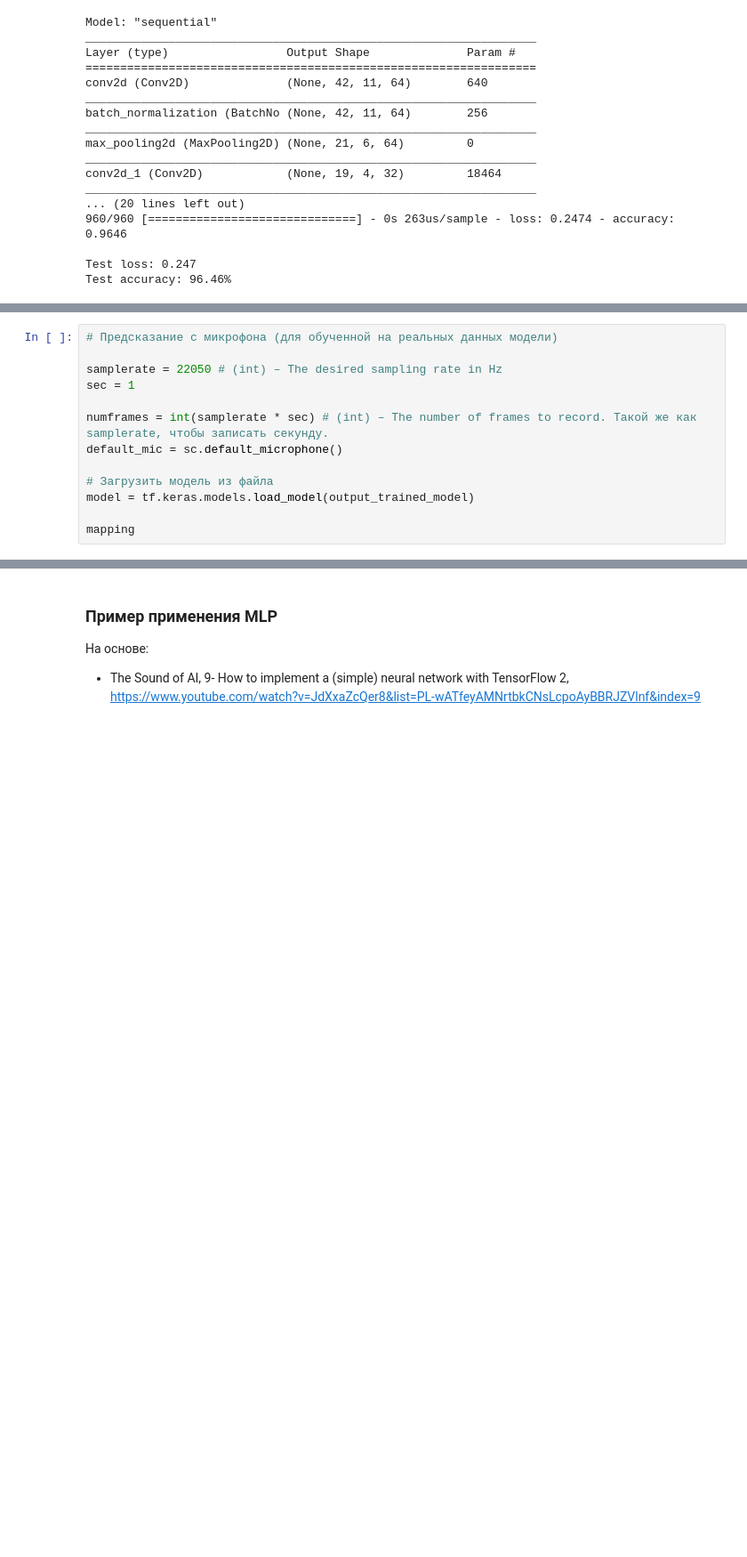
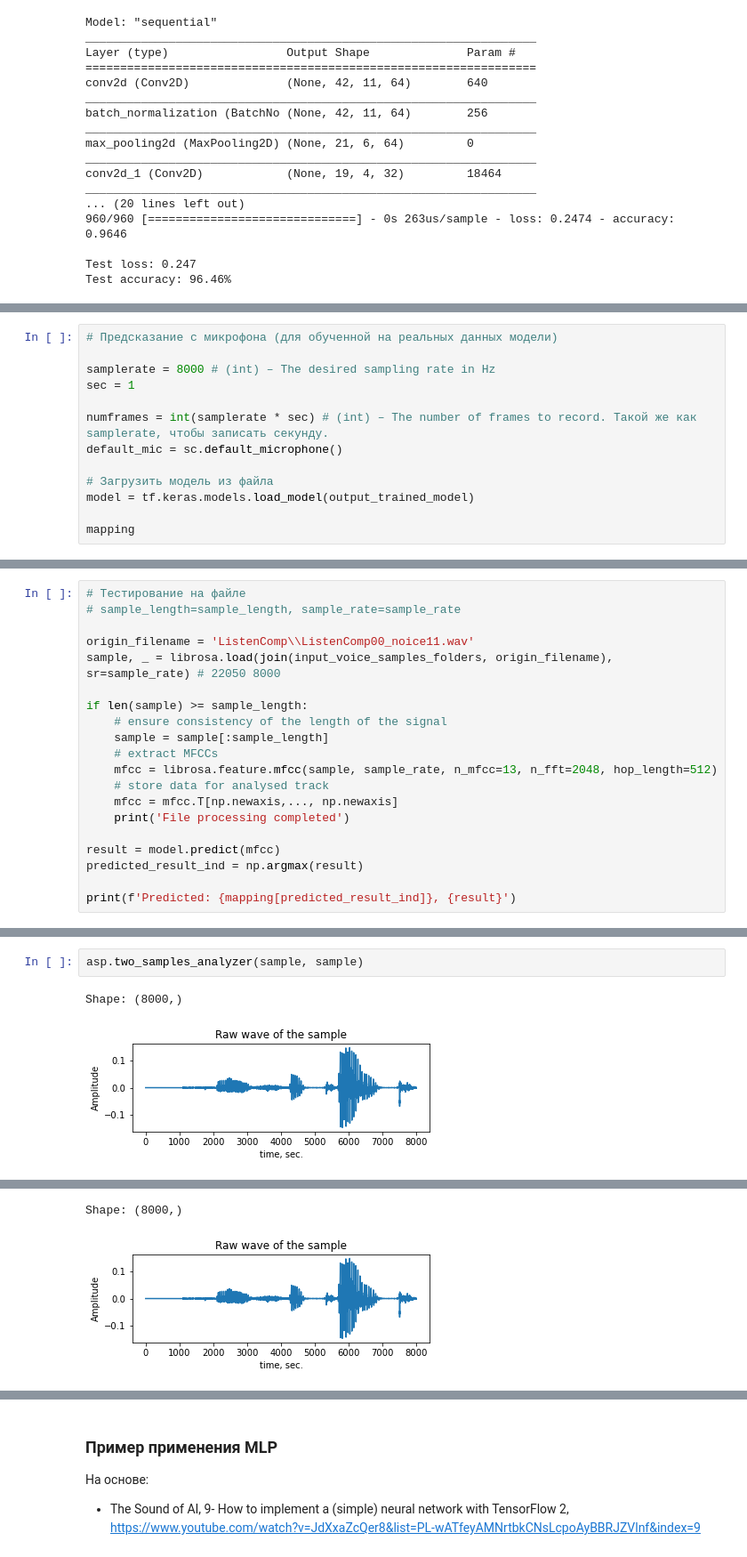
Before and after one commit to balobinp/AudioSignalProcessing, a Jupyter notebook: AudioSignalProcessing.ipynb, the cells around one changed output, grey strips where cells are left out. Shown at 89% size. Drawn from its saved outputs; the diff is of its cells as text; blank space fills up the shorter version.

```diff
--- a/AudioSignalProcessing.ipynb
+++ b/AudioSignalProcessing.ipynb
@@ -378,7 +392,7 @@ Predicted: 5, Fact: 5
 # %%
 # Предсказание с микрофона (для обученной на реальных данных модели)
 
-samplerate = 22050 # (int) – The desired sampling rate in Hz
+samplerate = 8000 # (int) – The desired sampling rate in Hz
 sec = 1
 
 numframes = int(samplerate * sec) # (int) – The number of frames to record. Такой же как samplerate, чтобы записать секунду.
@@ -417,0 +434,20 @@ Predicted: up
+# %%
+# Тестирование на файле
+# sample_length=sample_length, sample_rate=sample_rate
+
+origin_filename = 'ListenComp\\ListenComp00_noice11.wav'
+sample, _ = librosa.load(join(input_voice_samples_folders, origin_filename), sr=sample_rate) # 22050 8000
+
+if len(sample) >= sample_length:
+    # ensure consistency of the length of the signal
+    sample = sample[:sample_length]
+    # extract MFCCs
+    mfcc = librosa.feature.mfcc(sample, sample_rate, n_mfcc=13, n_fft=2048, hop_length=512)
+    # store data for analysed track
+    mfcc = mfcc.T[np.newaxis,..., np.newaxis]
+    print('File processing completed')
+
+result = model.predict(mfcc)
+predicted_result_ind = np.argmax(result)
+
+print(f'Predicted: {mapping[predicted_result_ind]}, {result}')
@@ -417,0 +513,5 @@ Predicted: up
+# %%
+asp.two_samples_analyzer(sample, sample)
+# %% [output]
+Shape: (8000,)
+[figure, added]
@@ -417,0 +519,2 @@ Predicted: up
+Shape: (8000,)
+[figure, added]
```
Also changed, not shown: parts of 25 cells of this notebook, 1 other file.
